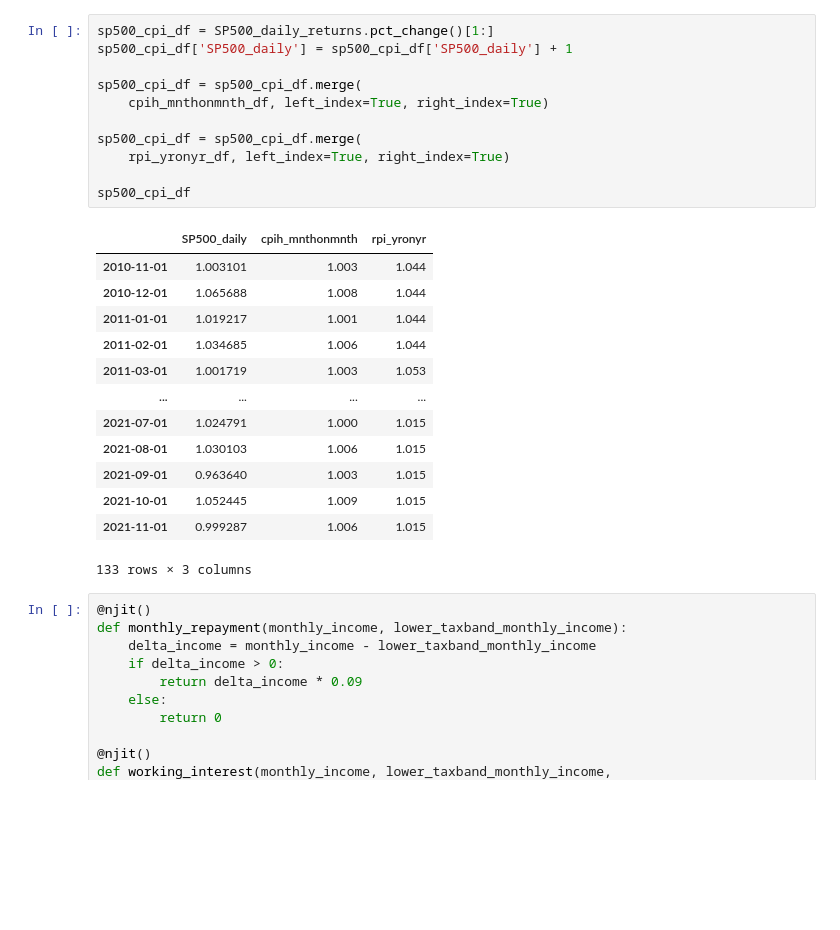
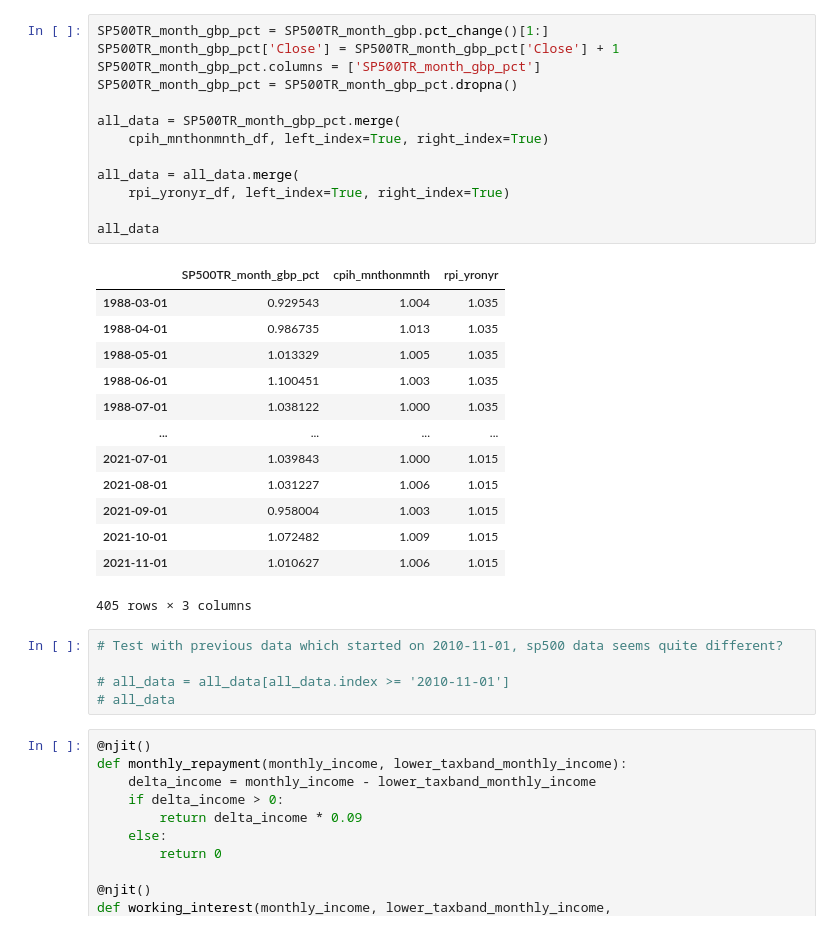
Before and after one commit to Zentrik/Student-Loan-NPV-Calculator-England, a Jupyter notebook: NPV bootstrap.ipynb, the cells around one changed output. Drawn from its saved outputs; the diff is of its cells as text; blank space fills up the shorter version.

Commit message:
Included older stock data
TODO: More accurate wage and taxbands path.

```diff
--- a/NPV bootstrap.ipynb
+++ b/NPV bootstrap.ipynb
@@ -118,28 +157,35 @@ SP500_daily_returns
 # %%
-sp500_cpi_df = SP500_daily_returns.pct_change()[1:]
-sp500_cpi_df['SP500_daily'] = sp500_cpi_df['SP500_daily'] + 1
+SP500TR_month_gbp_pct = SP500TR_month_gbp.pct_change()[1:]
+SP500TR_month_gbp_pct['Close'] = SP500TR_month_gbp_pct['Close'] + 1
+SP500TR_month_gbp_pct.columns = ['SP500TR_month_gbp_pct']
+SP500TR_month_gbp_pct = SP500TR_month_gbp_pct.dropna()
 
-sp500_cpi_df = sp500_cpi_df.merge(
+all_data = SP500TR_month_gbp_pct.merge(
     cpih_mnthonmnth_df, left_index=True, right_index=True)
 
-sp500_cpi_df = sp500_cpi_df.merge(
+all_data = all_data.merge(
     rpi_yronyr_df, left_index=True, right_index=True)
 
-sp500_cpi_df
+all_data
 # %% [output]
-|  | SP500_daily | cpih_mnthonmnth | rpi_yronyr |
-| 2010-11-01 | 1.003101 | 1.003 | 1.044 |
-| 2010-12-01 | 1.065688 | 1.008 | 1.044 |
-| 2011-01-01 | 1.019217 | 1.001 | 1.044 |
-| 2011-02-01 | 1.034685 | 1.006 | 1.044 |
-| 2011-03-01 | 1.001719 | 1.003 | 1.053 |
+|  | SP500TR_month_gbp_pct | cpih_mnthonmnth | rpi_yronyr |
+| 1988-03-01 | 0.929543 | 1.004 | 1.035 |
+| 1988-04-01 | 0.986735 | 1.013 | 1.035 |
+| 1988-05-01 | 1.013329 | 1.005 | 1.035 |
+| 1988-06-01 | 1.100451 | 1.003 | 1.035 |
+| 1988-07-01 | 1.038122 | 1.000 | 1.035 |
 | ... | ... | ... | ... |
-| 2021-07-01 | 1.024791 | 1.000 | 1.015 |
-| 2021-08-01 | 1.030103 | 1.006 | 1.015 |
-| 2021-09-01 | 0.963640 | 1.003 | 1.015 |
-| 2021-10-01 | 1.052445 | 1.009 | 1.015 |
-| 2021-11-01 | 0.999287 | 1.006 | 1.015 |
+| 2021-07-01 | 1.039843 | 1.000 | 1.015 |
+| 2021-08-01 | 1.031227 | 1.006 | 1.015 |
+| 2021-09-01 | 0.958004 | 1.003 | 1.015 |
+| 2021-10-01 | 1.072482 | 1.009 | 1.015 |
+| 2021-11-01 | 1.010627 | 1.006 | 1.015 |
-133 rows × 3 columns
+405 rows × 3 columns
+# %%
+# Test with previous data which started on 2010-11-01, sp500 data seems quite different?
+
+# all_data = all_data[all_data.index >= '2010-11-01']
+# all_data
 # %%
 @njit()
 def monthly_repayment(monthly_income, lower_taxband_monthly_income):
```
Also changed, not shown: parts of 18 cells of this notebook, 4 other files.
